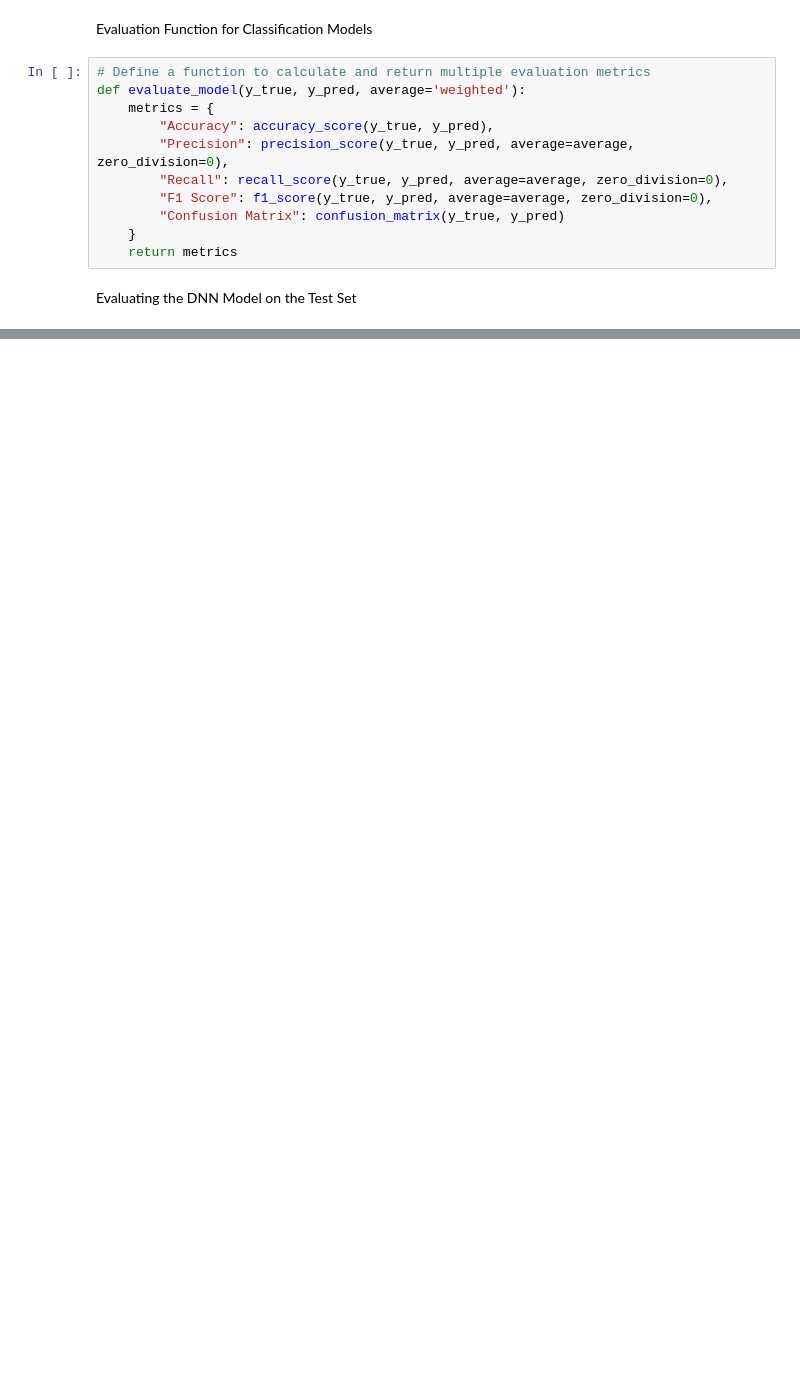
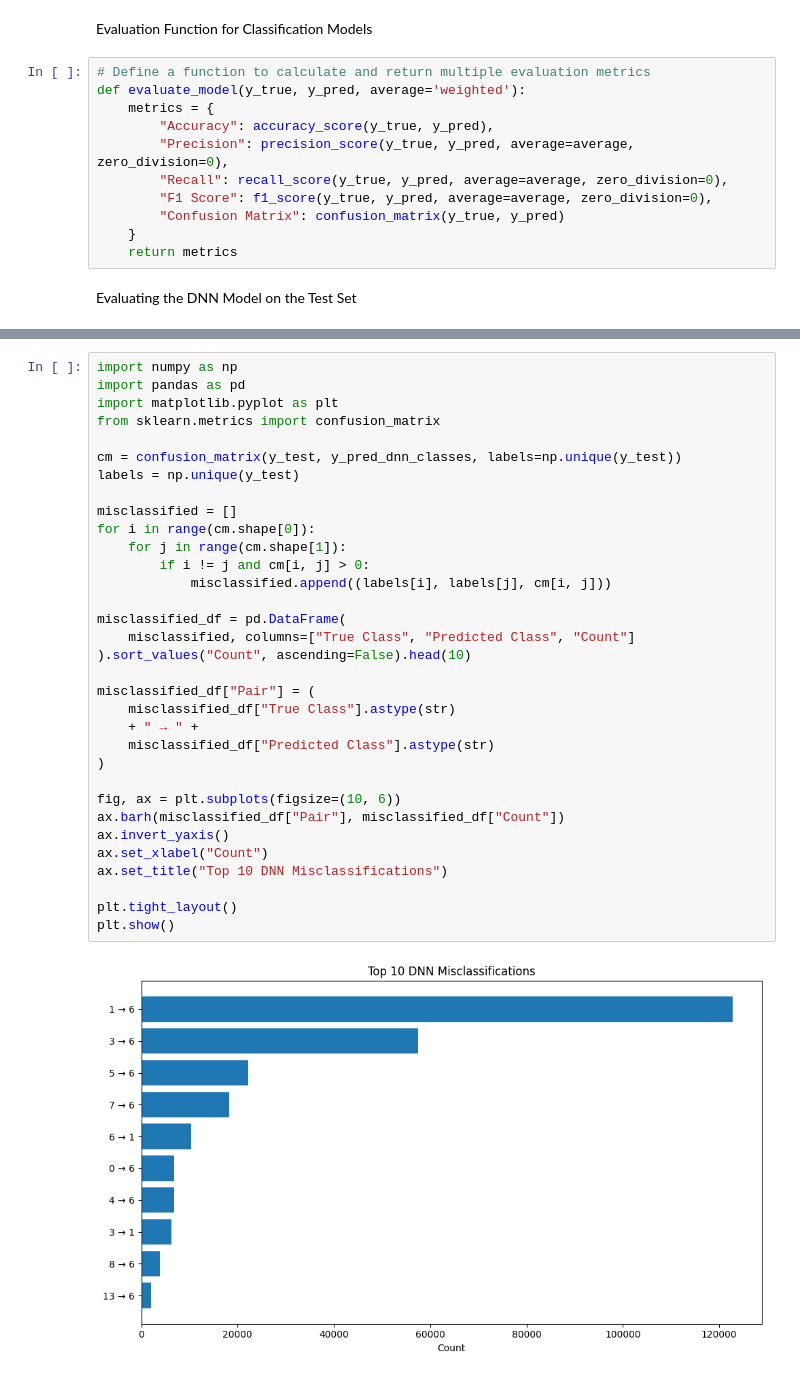
Before and after one commit to Edenshmuel/CrimeData, a Jupyter notebook: DNN.ipynb, the cells around one changed output, grey strips where cells are left out. Cells and saved outputs as stored; diff of their text form; blank space fills up the shorter version.

```diff
--- a/DNN.ipynb
+++ b/DNN.ipynb
@@ -144,0 +161,35 @@ NameError: name 'evaluate_model' is not defined
+# %%
+import numpy as np
+import pandas as pd
+import matplotlib.pyplot as plt
+from sklearn.metrics import confusion_matrix
+
+cm = confusion_matrix(y_test, y_pred_dnn_classes, labels=np.unique(y_test))
+labels = np.unique(y_test)
+
+misclassified = []
+for i in range(cm.shape[0]):
+    for j in range(cm.shape[1]):
+        if i != j and cm[i, j] > 0:
+            misclassified.append((labels[i], labels[j], cm[i, j]))
+
+misclassified_df = pd.DataFrame(
+    misclassified, columns=["True Class", "Predicted Class", "Count"]
+).sort_values("Count", ascending=False).head(10)
+
+misclassified_df["Pair"] = (
+    misclassified_df["True Class"].astype(str)
+    + " → " +
+    misclassified_df["Predicted Class"].astype(str)
+)
+
+fig, ax = plt.subplots(figsize=(10, 6))
+ax.barh(misclassified_df["Pair"], misclassified_df["Count"])
+ax.invert_yaxis()
+ax.set_xlabel("Count")
+ax.set_title("Top 10 DNN Misclassifications")
+
+plt.tight_layout()
+plt.show()
+# %% [output]
+[figure, added]
```
Also changed, not shown: parts of 4 cells of this notebook.
